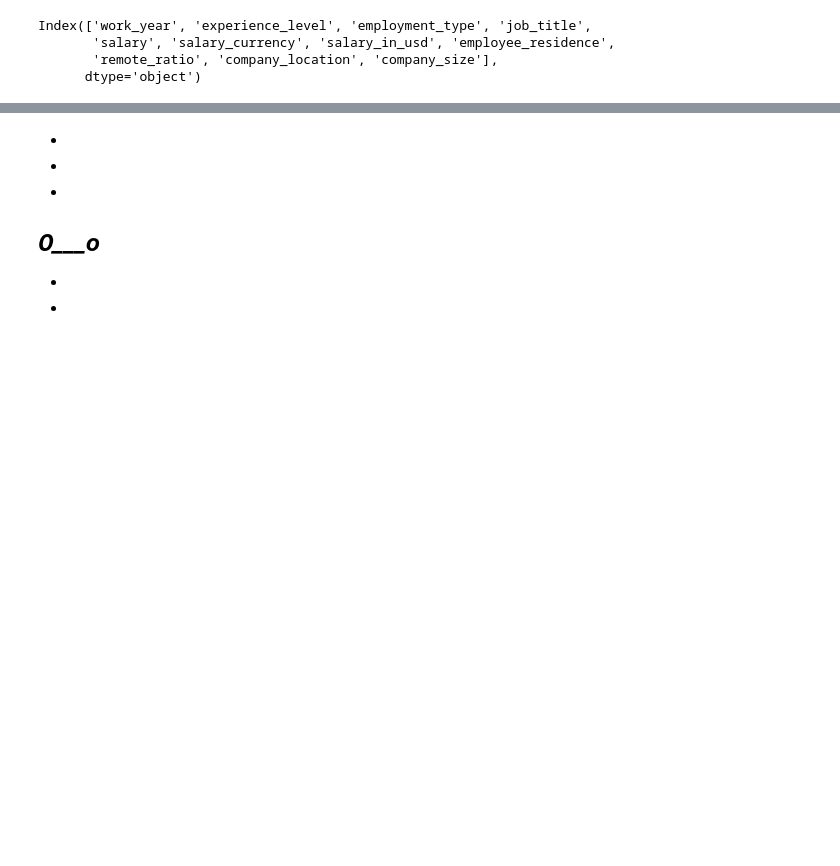
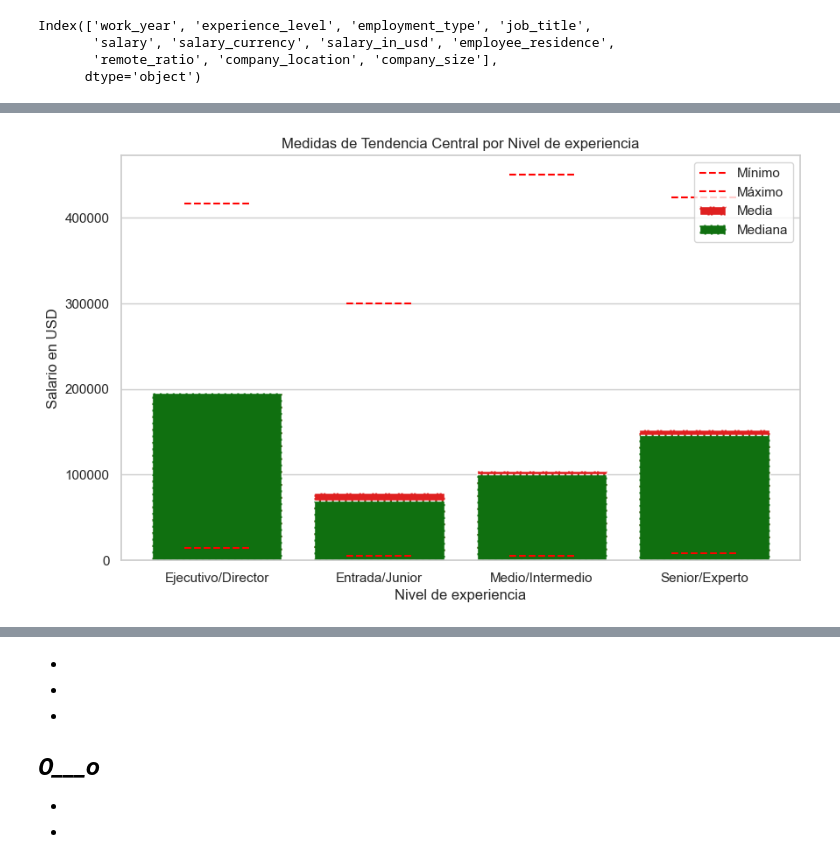
Before and after one commit to santoleal/data_science_homework, a Jupyter notebook: 4.ESTADISTICA PYTHON/DESAFIO1/Desafío - Estadística descriptiva y probabilidades (parte I).ipynb, the cells around one changed output, grey strips where cells are left out. Drawn from its saved outputs; the diff is of its cells as text; code cells hidden in the pictures; blank space fills up the shorter version.

```diff
--- a/4.ESTADISTICA PYTHON/DESAFIO1/Desafío - Estadística descriptiva y probabilidades (parte I).ipynb
+++ b/4.ESTADISTICA PYTHON/DESAFIO1/Desafío - Estadística descriptiva y probabilidades (parte I).ipynb
@@ -153,15 +164,23 @@ salario_x_experencia = salarios.groupby('experience_level')['salary_in_usd']
 # %%
-# se especifican las medidas de tendencia central a considerar.
-media_experiencia = round(salario_x_experencia.mean(),2)
-mediana_experiencia = round(salario_x_experencia.median(),2)
-moda_experiencia = salario_x_experencia.apply(lambda x: x.mode().iloc[0])
-minimo_experiencia = salario_x_experencia.min()
-maximo_experiencia = salario_x_experencia.max()
+# Para no repetir el código por cada columna, se decide crear una función para sacar medidas centrales por columna
 
-# Se pasan a un dataframe
+def medidas_centrales_columna(columna):
 
-medidas_centrales = pd.DataFrame({'Mínimo': minimo_experiencia, 'Máximo': maximo_experiencia, 'Media': media_experiencia, 'Mediana': mediana_experiencia, 'Moda': moda_experiencia})
+    # Agrupar columna
+    salario_x_columna = salarios.groupby(columna)['salary_in_usd']
 
-print('Estas son las medidas de tendencia central de salario por nivel de experiencia:')
+    # se especifican las medidas de tendencia central a considerar.
+    media_columna = round(salario_x_columna.mean(),2)
+    mediana_columna = round(salario_x_columna.median(),2)
+    moda_columna = salario_x_columna.apply(lambda x: x.mode().iloc[0])
+    minimo_columna = salario_x_columna.min()
+    maximo_columna = salario_x_columna.max()
 
-medidas_centrales
+    # Se pasan a un dataframe
+
+    medidas_centrales_columna = pd.DataFrame({'Mínimo': minimo_columna, 'Máximo': maximo_columna, 'Media': media_columna, 'Mediana': mediana_columna, 'Moda': moda_columna})
+
+    # ahora, se retorna la columna en forma de dataframe, con las medidas de tendencia central
+
+    print(f'Estas son las medidas de tendencia central de salario por {columna}:')
+    return medidas_centrales_columna
@@ -350,0 +217,3 @@ The `ci` parameter is deprecated. Use `errorbar=None` for the same effect.
+# %%
+mtc_experience_level = medidas_centrales_columna('experience_level')
+mtc_experience_level
@@ -350,0 +253,4 @@ The `ci` parameter is deprecated. Use `errorbar=None` for the same effect.
+# %%
+grafico_medidas_centrales_columna(mtc_experience_level)
+# %% [output]
+[figure, added]
```
Also changed, not shown: parts of 37 cells of this notebook.
